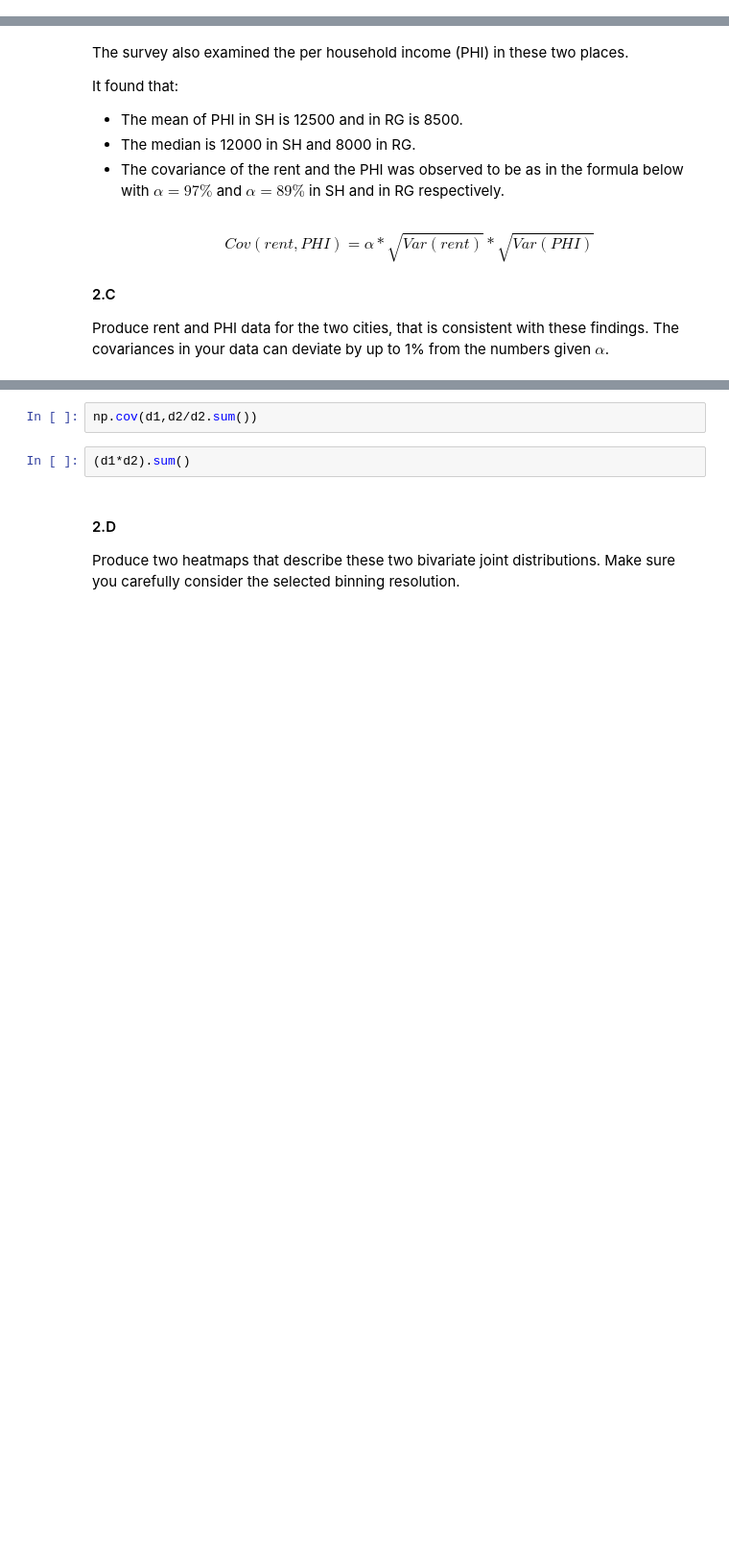
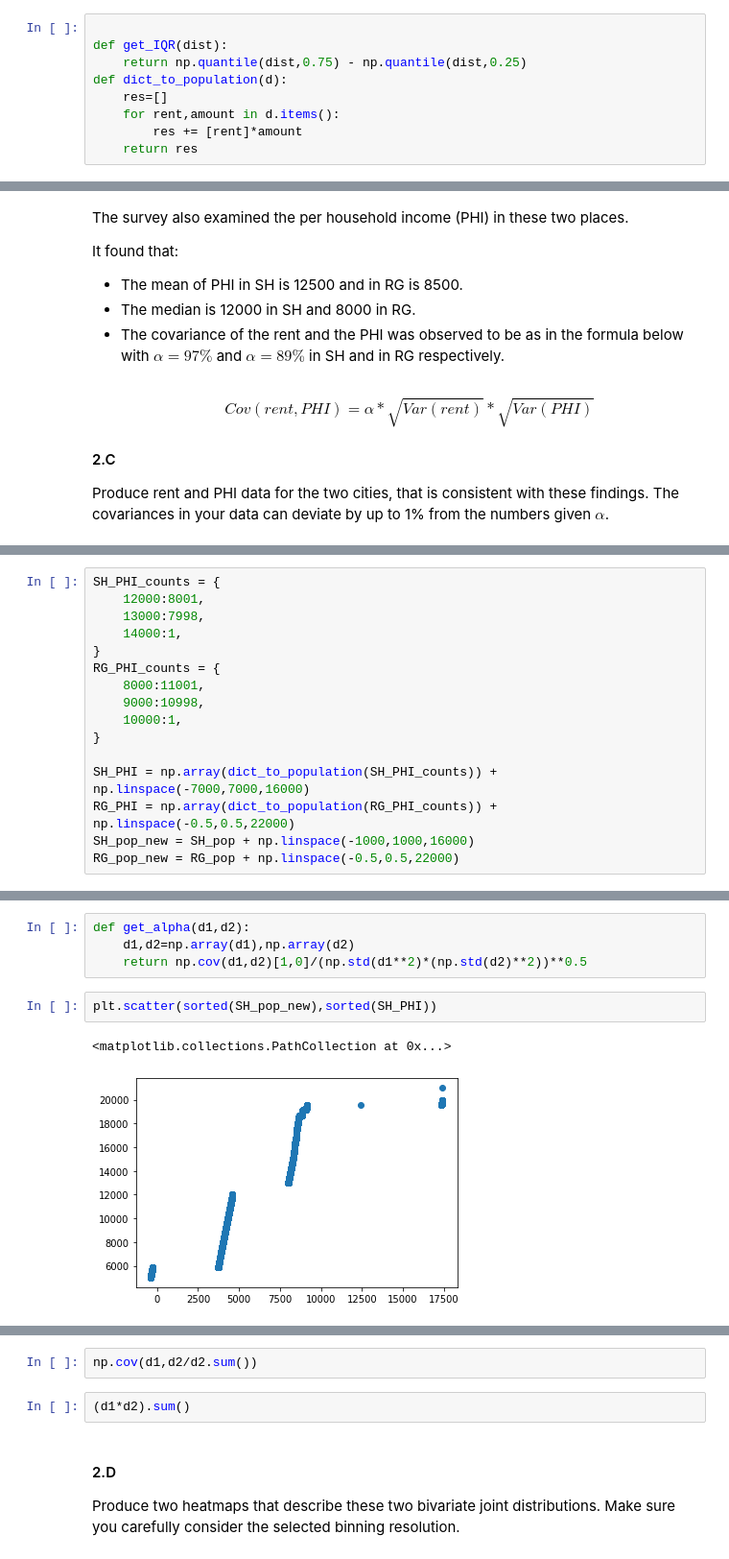
Before and after one commit to barboym/hw_statistics_runi, a Jupyter notebook: HW1 181122.ipynb, the cells around one changed output, grey strips where cells are left out. Shown at 96% size. Saved outputs shown, nothing was run; the diff lists cells and outputs as text; blank space fills up the shorter version.

```diff
--- a/HW1 181122.ipynb
+++ b/HW1 181122.ipynb
@@ -195,0 +202,9 @@ plt.show()
+# %%
+
+def get_IQR(dist):
+    return np.quantile(dist,0.75) - np.quantile(dist,0.25)
+def dict_to_population(d):
+    res=[]
+    for rent,amount in d.items():
+        res += [rent]*amount
+    return res
@@ -219,0 +307,16 @@ np.cov(d1,np.r_[d2[:77],d2[-23:][::1]])/((d1.std()**2*(101/100))*(d2.std()**2*(1
+# %%
+SH_PHI_counts = {
+    12000:8001,
+    13000:7998,
+    14000:1,
+}
+RG_PHI_counts = {
+    8000:11001,
+    9000:10998,
+    10000:1,
+}
+
+SH_PHI = np.array(dict_to_population(SH_PHI_counts)) + np.linspace(-7000,7000,16000)
+RG_PHI = np.array(dict_to_population(RG_PHI_counts)) + np.linspace(-0.5,0.5,22000)
+SH_pop_new = SH_pop + np.linspace(-1000,1000,16000)
+RG_pop_new = RG_pop + np.linspace(-0.5,0.5,22000)
@@ -219,0 +341,9 @@ np.cov(d1,np.r_[d2[:77],d2[-23:][::1]])/((d1.std()**2*(101/100))*(d2.std()**2*(1
+# %%
+def get_alpha(d1,d2):
+    d1,d2=np.array(d1),np.array(d2)
+    return np.cov(d1,d2)[1,0]/(np.std(d1**2)*(np.std(d2)**2))**0.5
+# %%
+plt.scatter(sorted(SH_pop_new),sorted(SH_PHI))
+# %% [output]
+<matplotlib.collections.PathCollection at 0x...>
+[figure, added]
```
Also changed, not shown: parts of 14 cells of this notebook.
